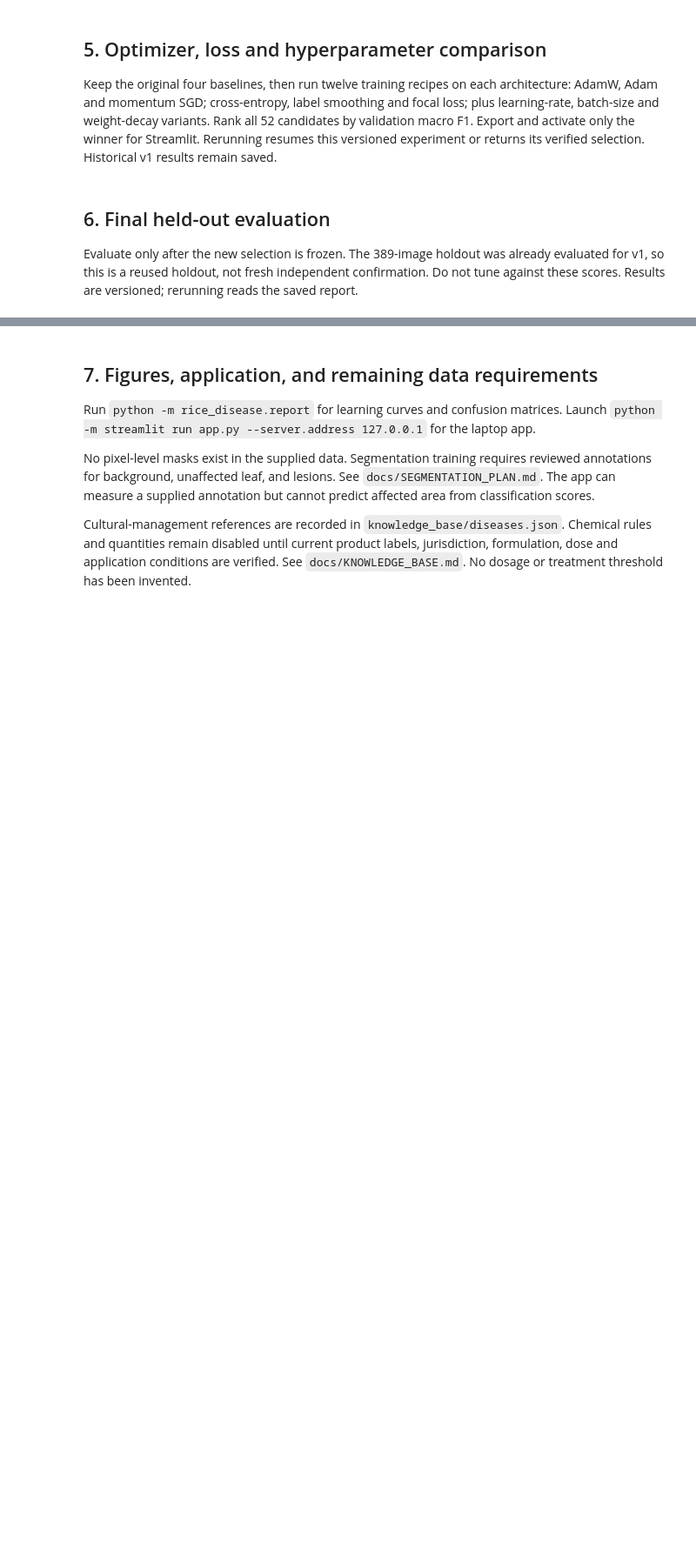
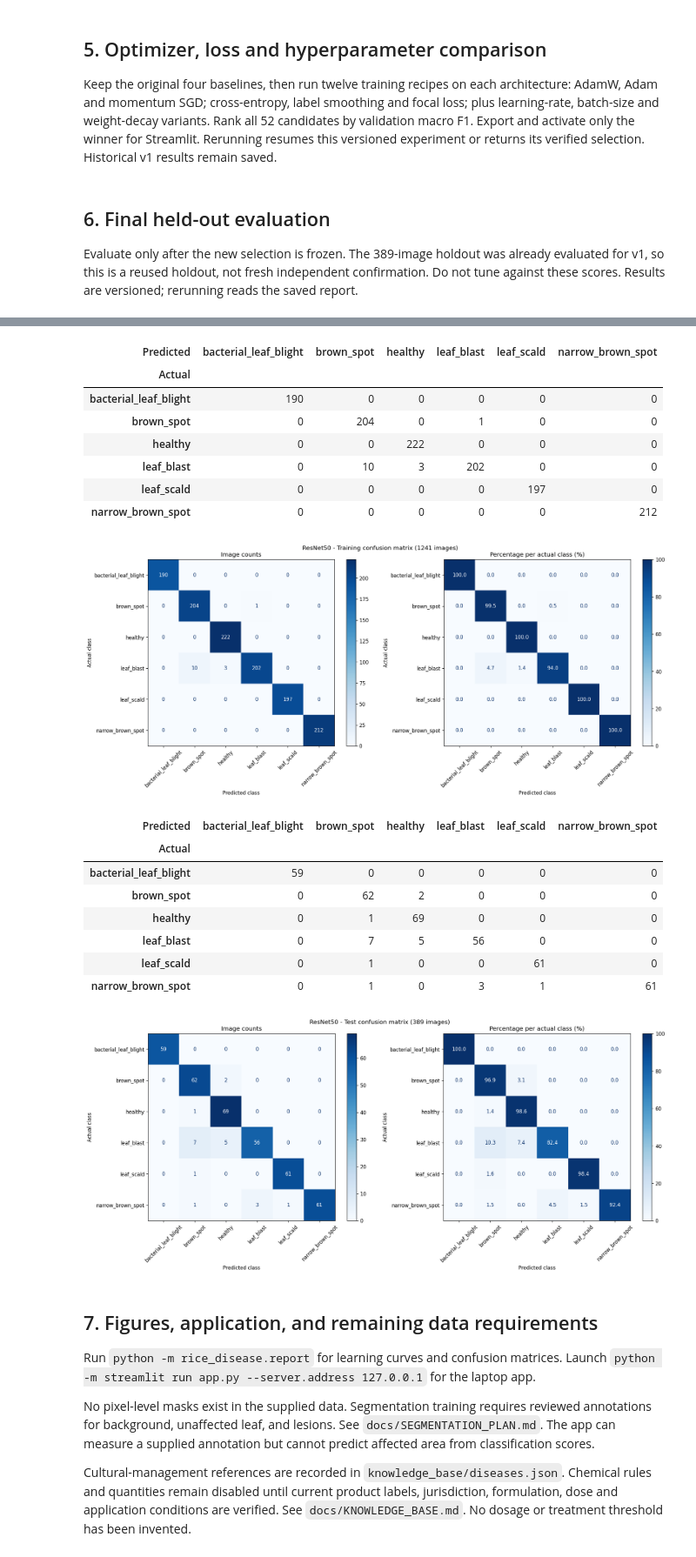
Before and after one commit to Paras-so/Rice-leaf-disease-predictor, a Jupyter notebook: RiceDiseaseBenchmark.ipynb, the cells around one changed output, grey strips where cells are left out. Shown at 87% size. Cells and saved outputs as stored; diff of their text form; code cells hidden in the pictures; blank space fills up the shorter version.

```diff
--- a/RiceDiseaseBenchmark.ipynb
+++ b/RiceDiseaseBenchmark.ipynb
@@ -140,3 +144,80 @@ display(pd.DataFrame(evaluation['per_class']).T)
+# %%
+import hashlib
+import numpy as np
+import matplotlib.pyplot as plt
+import torch
+from sklearn.metrics import confusion_matrix, ConfusionMatrixDisplay
+from torch.utils.data import DataLoader
+from rice_disease.data import CLASSES
+from rice_disease.models import load_checkpoint
+from rice_disease.preprocessing import LeafDataset
+
+selection_cm = json.loads((artifacts / 'selected_model.json').read_text())
+checkpoint_path_cm = artifacts / selection_cm['checkpoint']
+digest_cm = hashlib.sha256(checkpoint_path_cm.read_bytes()).hexdigest()
+rows_cm, split_cm = load_manifest(artifacts)
+if digest_cm != selection_cm['checkpoint_sha256'] or split_cm['manifest_sha256'] != selection_cm['split_sha256']:
+    raise ValueError('Checkpoint or split changed after selection.')
+model_cm, checkpoint_cm = load_checkpoint(checkpoint_path_cm)
+if checkpoint_cm['architecture'] != 'resnet50' or list(checkpoint_cm['classes']) != list(CLASSES):
+    raise ValueError('Expected ResNet50 with the project class order.')
+if checkpoint_cm['split_sha256'] != split_cm['manifest_sha256']:
+    raise ValueError('Checkpoint does not match the split.')
+torch.set_num_threads(checkpoint_cm['config']['cpu_threads'])
+train_rows_cm = [r for r in rows_cm if r['split'] == 'train']
+dataset_cm = LeafDataset(train_rows_cm, split_cm['dataset'], checkpoint_cm['config'], artifacts / 'cache/images', training=False)
+loader_cm = DataLoader(dataset_cm, batch_size=checkpoint_cm['config']['feature_batch_size'], shuffle=False)
+actual_cm, predicted_cm = [], []
+with torch.inference_mode():
+    for batch_cm, (images_cm, labels_cm) in enumerate(loader_cm, 1):
+        actual_cm.extend(labels_cm.tolist())
+        predicted_cm.extend(model_cm(images_cm).argmax(1).cpu().tolist())
+        if batch_cm % 10 == 0 or batch_cm == len(loader_cm):
+            print(f'Training inference: {batch_cm}/{len(loader_cm)} batches', flush=True)
+train_matrix_cm = confusion_matrix(actual_cm, predicted_cm, labels=list(range(len(CLASSES))))
+evaluation_cm = json.loads((artifacts / selection_cm.get('evaluation_dir', 'final_evaluation') / 'metrics.json').read_text())
+if evaluation_cm['architecture'] != 'resnet50' or evaluation_cm['checkpoint_sha256'] != digest_cm or evaluation_cm['split_sha256'] != split_cm['manifest_sha256']:
+    raise ValueError('Test results do not match this ResNet50 checkpoint.')
+test_matrix_cm = np.asarray(evaluation_cm['confusion_matrix'], dtype=int)
+assert train_matrix_cm.sum() == len(train_rows_cm)
+assert test_matrix_cm.sum() == evaluation_cm['test_images']
+figure_dir_cm = artifacts / selection_cm.get('evaluation_dir', 'final_evaluation') / 'figures'
+figure_dir_cm.mkdir(parents=True, exist_ok=True)
+for split_name_cm, matrix_cm in [('Training', train_matrix_cm), ('Test', test_matrix_cm)]:
+    table_cm = pd.DataFrame(matrix_cm, index=pd.Index(CLASSES, name='Actual'), columns=pd.Index(CLASSES, name='Predicted'))
+    display(table_cm)
+    support_cm = matrix_cm.sum(axis=1, keepdims=True)
+    percentages_cm = np.divide(matrix_cm * 100.0, support_cm, out=np.zeros_like(matrix_cm, dtype=float), where=support_cm != 0)
+    fig_cm, axes_cm = plt.subplots(1, 2, figsize=(17, 7))
+    for axis_cm, values_cm, title_cm, format_cm in [(axes_cm[0], matrix_cm, 'Image counts', 'd'), (axes_cm[1], percentages_cm, 'Percentage per actual class (%)', '.1f')]:
+        ConfusionMatrixDisplay(values_cm, display_labels=CLASSES).plot(ax=axis_cm, cmap='Blues', values_format=format_cm, xticks_rotation=45)
+        axis_cm.set(title=title_cm, xlabel='Predicted class', ylabel='Actual class')
+    fig_cm.suptitle(f'ResNet50 - {split_name_cm} confusion matrix ({int(matrix_cm.sum())} images)')
+    fig_cm.tight_layout()
+    fig_cm.savefig(figure_dir_cm / f'resnet50_{split_name_cm.lower()}_confusion_matrix.png', dpi=160, bbox_inches='tight')
+    table_cm.to_csv(figure_dir_cm / f'resnet50_{split_name_cm.lower()}_confusion_matrix.csv')
+    plt.show()
+    plt.close(fig_cm)
+    print(f'{split_name_cm} accuracy: {np.trace(matrix_cm) / matrix_cm.sum():.2%}')
+# %% [output]
+| Predicted | bacterial_leaf_blight | brown_spot | healthy | leaf_blast | leaf_scald | narrow_brown_spot |
+| Actual |  |  |  |  |  |  |
+| bacterial_leaf_blight | 190 | 0 | 0 | 0 | 0 | 0 |
+| brown_spot | 0 | 204 | 0 | 1 | 0 | 0 |
+| healthy | 0 | 0 | 222 | 0 | 0 | 0 |
+| leaf_blast | 0 | 10 | 3 | 202 | 0 | 0 |
+| leaf_scald | 0 | 0 | 0 | 0 | 197 | 0 |
+| narrow_brown_spot | 0 | 0 | 0 | 0 | 0 | 212 |
+[figure, added]
+| Predicted | bacterial_leaf_blight | brown_spot | healthy | leaf_blast | leaf_scald | narrow_brown_spot |
+| Actual |  |  |  |  |  |  |
+| bacterial_leaf_blight | 59 | 0 | 0 | 0 | 0 | 0 |
+| brown_spot | 0 | 62 | 2 | 0 | 0 | 0 |
+| healthy | 0 | 1 | 69 | 0 | 0 | 0 |
+| leaf_blast | 0 | 7 | 5 | 56 | 0 | 0 |
+| leaf_scald | 0 | 1 | 0 | 0 | 61 | 0 |
+| narrow_brown_spot | 0 | 1 | 0 | 3 | 1 | 61 |
+[figure, added]
 # %% [markdown]
 ## 7. Figures, application, and remaining data requirements
 
```
Also changed, not shown: parts of 2 cells of this notebook, 7 other files.
